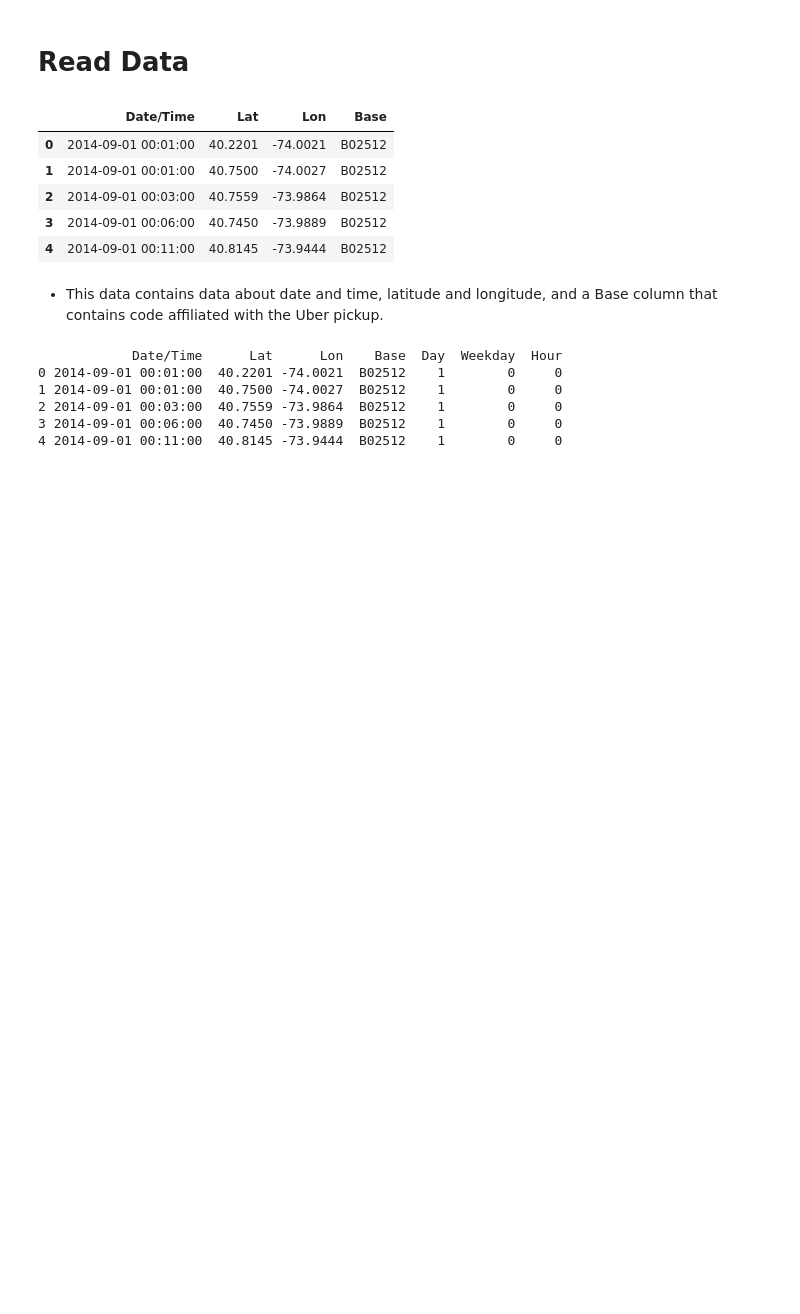
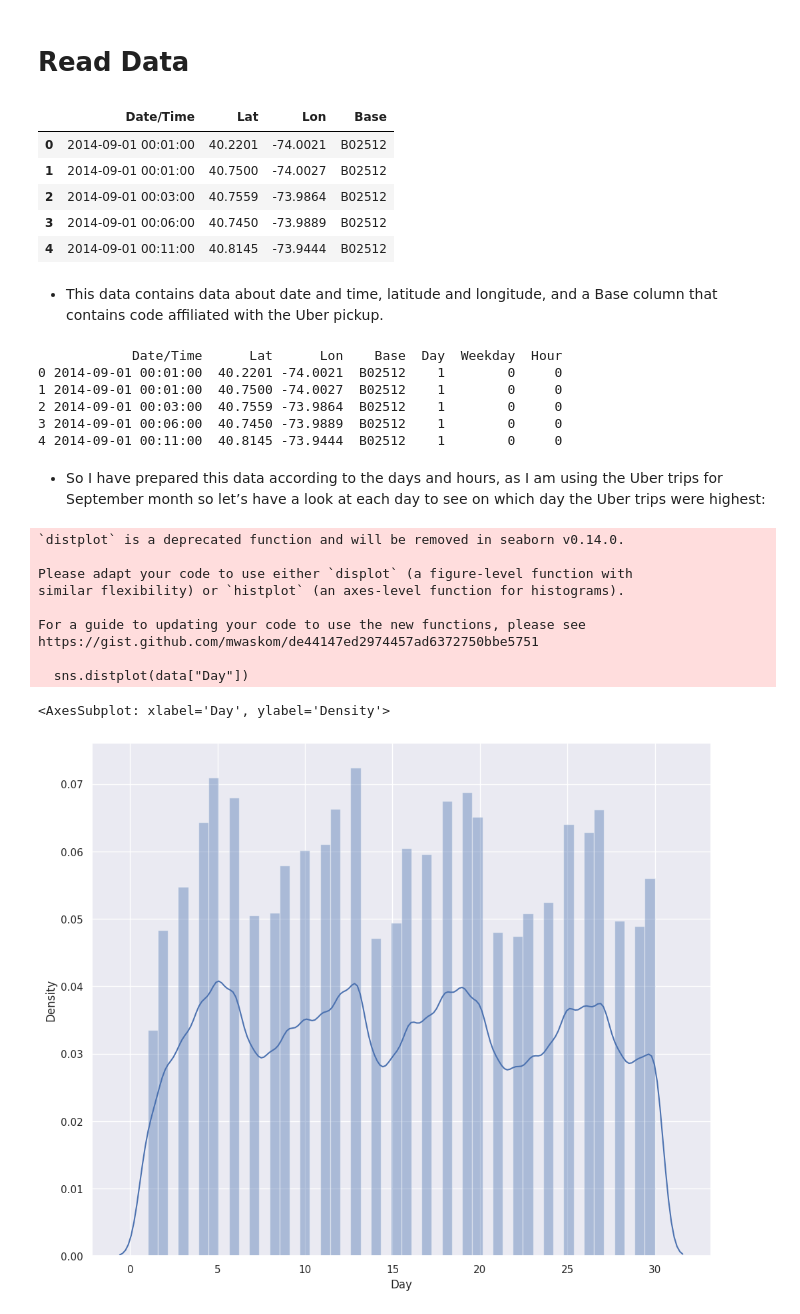
Before and after one commit to AmirMotefaker/Uber-Trips-Analysis, a Jupyter notebook: uber-trips-analysis.ipynb, the cells around one changed output. Cells and saved outputs as stored; diff of their text form; code cells hidden in the pictures; blank space fills up the shorter version.

Commit message:
Kaggle Notebook | Uber Trips Analysis | Version 11

```diff
--- a/uber-trips-analysis.ipynb
+++ b/uber-trips-analysis.ipynb
@@ -51,3 +51,20 @@ print(data.head())
 2 2014-09-01 00:03:00  40.7559 -73.9864  B02512    1        0     0
 3 2014-09-01 00:06:00  40.7450 -73.9889  B02512    1        0     0
 4 2014-09-01 00:11:00  40.8145 -73.9444  B02512    1        0     0
+# %% [markdown]
+- So I have prepared this data according to the days and hours, as I am using the Uber trips for September month so let’s have a look at each day to see on which day the Uber trips were highest:
+# %%
+sns.set(rc={'figure.figsize':(12, 10)})
+sns.distplot(data["Day"])
+# %% [output]
+`distplot` is a deprecated function and will be removed in seaborn v0.14.0.
+
+Please adapt your code to use either `displot` (a figure-level function with
+similar flexibility) or `histplot` (an axes-level function for histograms).
+
+For a guide to updating your code to use the new functions, please see
+https://gist.github.com/mwaskom/de44147ed2974457ad6372750bbe5751
+
+  sns.distplot(data["Day"])
+<AxesSubplot: xlabel='Day', ylabel='Density'>
+[figure, added]
```
Also changed, not shown: parts of 1 cell of this notebook.
